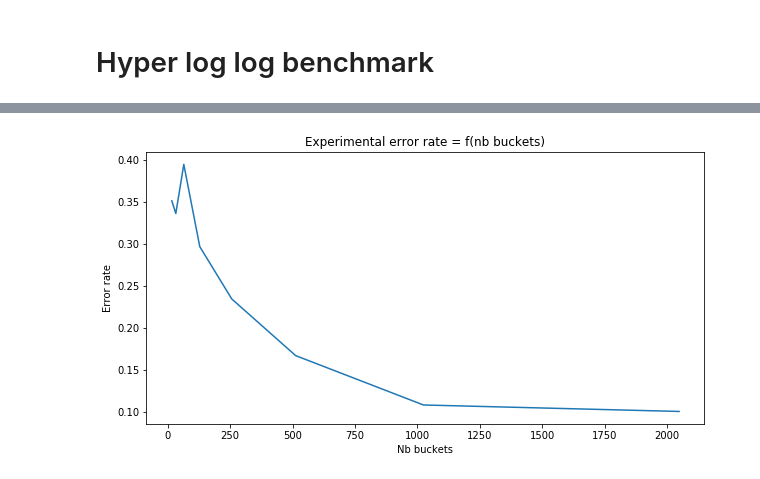
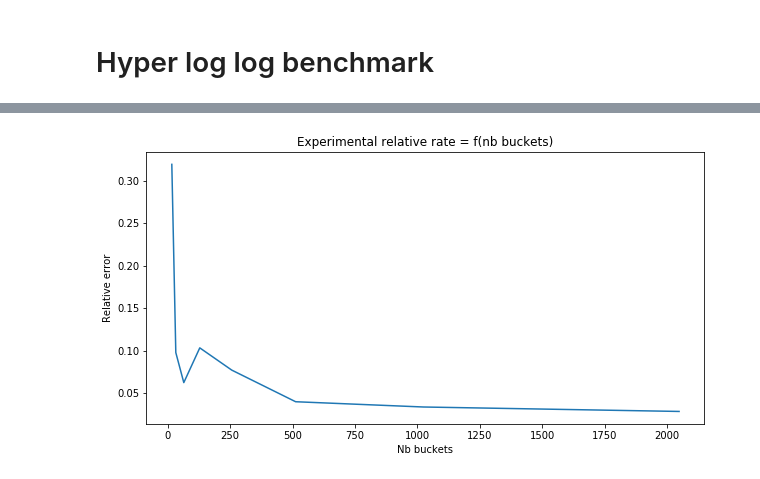
Before and after one commit to streaming-algorithms/hyper_log_log, a Jupyter notebook: notebooks/hyper_log_log_benchmark.ipynb, the cells around one changed output, grey strips where cells are left out. Saved outputs shown, nothing was run; the diff lists cells and outputs as text; code cells hidden in the pictures.

Commit message:
update error to relative error

````diff
--- a/notebooks/hyper_log_log_benchmark.ipynb
+++ b/notebooks/hyper_log_log_benchmark.ipynb
@@ -24,7 +24,7 @@ Let's check out our HyperLogLog experimental error rate.
 Set the desired ```INPUT_CARDINALITY``` and ```NB_ITERATIONS``` above.
 __NB:__ ```NB_ITERATIONS``` is used to smooth the results.
 # %%
-INPUT_CARDINALITY = 10 ** 9
+INPUT_CARDINALITY = 10 ** 7
 NB_ITERATIONS = 1
 # %%
 sample_nb_buckets = [2 ** x for x in range(4, 12)]
@@ -52,9 +52,9 @@ sample_error_rate = [experimental_error_rate(nb_buckets=nb_buckets,
 # %%
 plt.figure(figsize=(10,5))
-plt.title("Experimental error rate = f(nb buckets)")
-plt.ylabel("Error rate")
+plt.title("Experimental relative rate = f(nb buckets)")
+plt.ylabel("Relative error")
 plt.xlabel("Nb buckets")
 plt.plot(sample_nb_buckets, sample_error_rate)
 plt.show()
 # %% [output]
-[figure, old version]
+[figure, new version]
````
Also changed, not shown: parts of 4 cells of this notebook.
